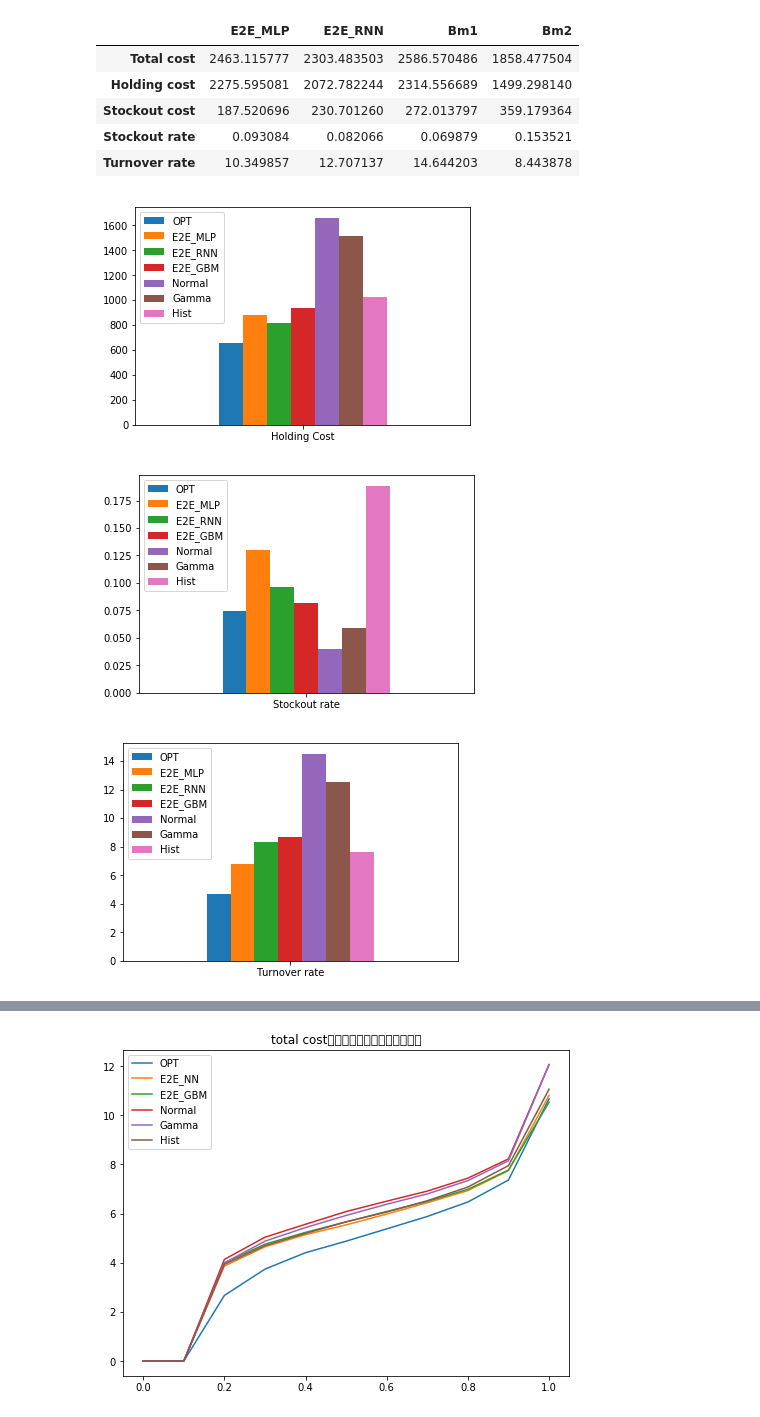
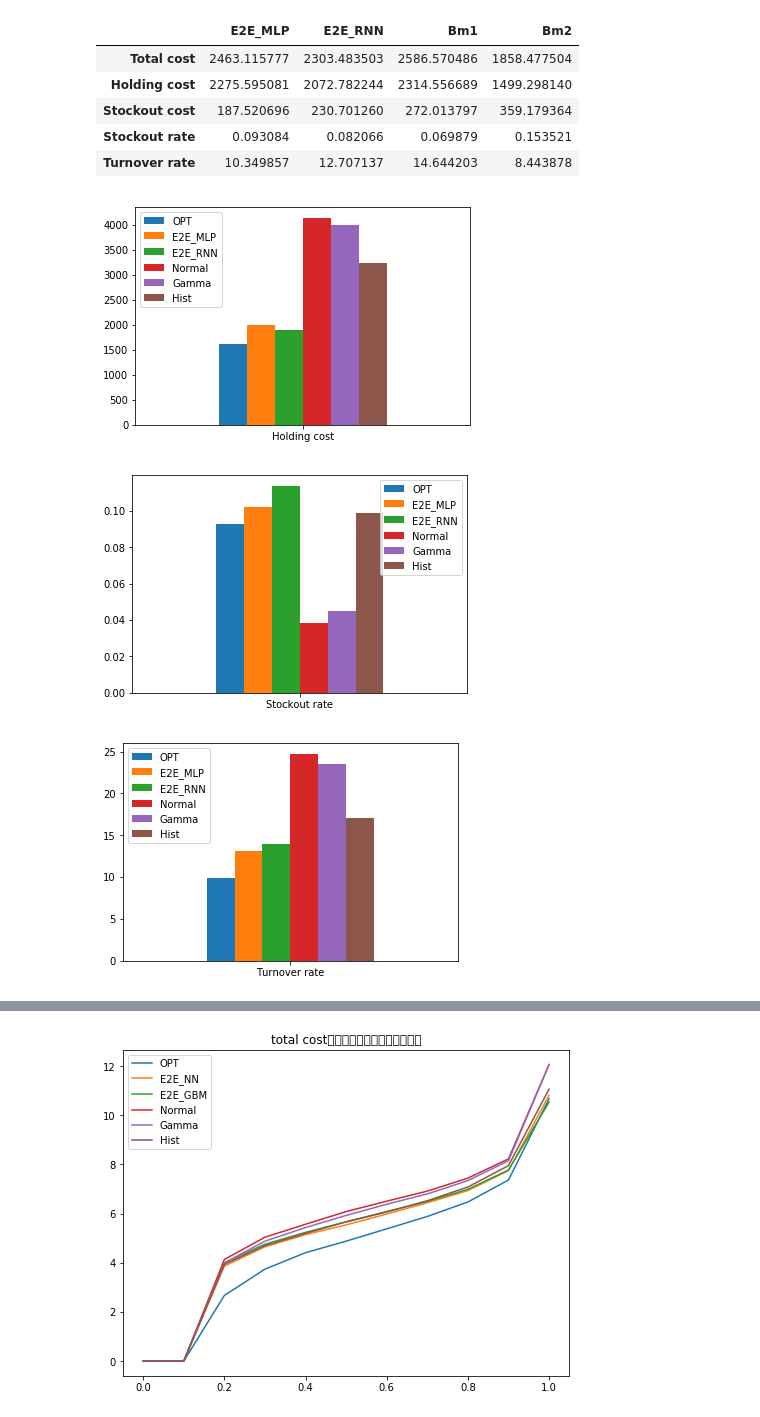
Before and after one commit to schemmy/e2e, a Jupyter notebook: construction/nn_v2.ipynb, the cells around one changed output, grey strips where cells are left out. Drawn from its saved outputs; the diff is of its cells as text; code cells hidden in the pictures.

```diff
--- a/construction/nn_v2.ipynb
+++ b/construction/nn_v2.ipynb
@@ -462,21 +491,21 @@ def get_inv(x, name):
             inv2.append(inv_)
     return [inv1, inv2]
 
-Z90 = 1.96
+Z90 = 1.64
 o4['OPT_inv_f'], o4['OPT_inv'] = zip(*o4.apply(lambda x: get_inv(x, 'target_decision'), axis=1))
 
 o4['EQ_pred'] = pd.read_csv('EQ_replen_with_IS.csv')
 o4['EQ_replen'] = (o4['EQ_pred'] - o4['initial_stock']).clip(0)
 o4['EQ_inv_f'], o4['EQ_inv'] = zip(*o4.apply(get_inv, name='EQ_replen', axis=1))
 
-o4['Normal_pred'] = o4.apply(lambda x: int(x['mean_112']*1.1*(x['review_period']+x['vendor_vlt_mean'])
+o4['Normal_pred'] = o4.apply(lambda x: int(x['mean_112']*(x['review_period']+x['vendor_vlt_mean'])
                                        +Z90*np.sqrt((x['review_period']+x['vendor_vlt_mean'])*x['std_140']**2
                                                     + x['std_140']**2 * x['vlt_std'])), axis=1)
 o4['Normal_replen'] = (o4['Normal_pred'] - o4['initial_stock']).clip(0)
 o4['Normal_inv_f'], o4['Normal_inv'] = zip(*o4.apply(get_inv, name='Normal_replen',  axis=1))
 
 def gamma_base(x):
-    mean = x['mean_112']*1.2
+    mean = x['mean_112']*1.1
     var = x['std_140']**2
     theta = var/(mean+1e-4)
     k = mean/(theta+1e-4)
@@ -519,7 +548,7 @@ o4['E2E_RNN_inv_f'], o4['E2E_RNN_inv'] = zip(*o4.apply(get_inv, name='E2E_RNN_re
 str_list = ['OPT',
 #             'E2E_NN',
             'E2E_MLP', 'E2E_RNN',
-            'E2E_GBM',
+#             'E2E_GBM',
             'Normal', 'Gamma', 'Hist']
 for str1 in str_list:
     str2 = str1 + '_inv'
@@ -744,17 +752,12 @@ df_cost_agg['Ave_sales']=df_holding_agg['Ave_sales']=df_back_agg['Ave_sales']=df
 df_cost_agg['Std_sales']=df_holding_agg['Std_sales']=df_back_agg['Std_sales']=df_stockout_agg['Std_sales']\
             =df_turnover_agg['Std_sales']=o4g['std_140'].apply(lambda x:x[0]).values
 # %%
-str_list = ['OPT',
-#             'E2E_NN',
-            'E2E_MLP', 'E2E_RNN',
-            'E2E_GBM',
-            'Normal', 'Gamma', 'Hist']
 o4g_ = o4g.reset_index(drop=True)
 for str1 in str_list:
     str2 = str1 + '_agginv'
     df_holding_agg[str1] = o4g_[str2].apply(lambda x: h * sum([inv for inv in x if inv>0]) )
     df_back_agg[str1] = o4g_[str2].apply(lambda x: b * (0 if  x==[] else max(0, -x[-1])))
-    df_stockout_agg[str1] = o4g_[str2].apply(lambda x: len([inv for inv in x if inv<0])/len(x) if len(x)>0 else 0 )
+    df_stockout_agg[str1] = o4g_[str2].apply(lambda x: len([inv for inv in x if inv<=0])/len(x) if len(x)>0 else 0 )
     df_turnover_agg[str1] = o4g_.apply(lambda x: np.mean([max(i,0) for i in x[str2]]) / x['mean_112'][0]
                                   if np.mean(x['mean_112'][0]) >0 else np.mean(x[str2]), axis=1).fillna(7)
     df_cost_agg[str1] = df_holding_agg[str1] + df_back_agg[str1]
@@ -768,7 +771,7 @@ df_aggcom = pd.DataFrame({'Total cost': df_cost_agg[str_list].mean(),
              'Holding cost': df_holding_agg[str_list].mean(),
              'Stockout cost': df_back_agg[str_list].mean(),
              'Stockout rate': df_stockout_agg[str_list].mean(),
-             'Turnover rate': df_turnover_agg[str_list].mean(),
+             'Turnover rate': df_turnover_agg[str_list].multiply(np.sqrt(df_turnover_agg['Ave_sales']), axis="index").mean()/2.2
              }).T
 df_aggcom
 # %% [output]
@@ -826,20 +843,20 @@ df2_aggcom
 | Stockout rate | 0.093084 | 0.082066 | 0.069879 | 0.153521 |
 | Turnover rate | 10.349857 | 12.707137 | 14.644203 | 8.443878 |
 # %%
-df_com.iloc[1:2,:].plot.bar(rot=0)
+df_aggcom.iloc[1:2,:].plot.bar(rot=0)
 plt.savefig('../figures/eps/exp1.eps', dpi=200)
 # %% [output]
-[figure, old version]
+[figure, new version]
 # %%
-df_com.iloc[3:4,:].plot.bar(rot=0)
+df_aggcom.iloc[3:4,:].plot.bar(rot=0)
 plt.savefig('../figures/eps/exp2.eps', dpi=200)
 # %% [output]
-[figure, old version]
+[figure, new version]
 # %%
-df_com.iloc[4:5,:].plot.bar(rot=0)
+df_aggcom.iloc[4:5,:].plot.bar(rot=0)
 plt.savefig('../figures/eps/exp3.eps', dpi=200)
 # %% [output]
-[figure, old version]
+[figure, new version]
 # %%
 tt = o4g.iloc[114,:]
 fig, ax1 = plt.subplots(figsize=(8, 6))
```
Also changed, not shown: parts of 23 cells of this notebook, 10 other files.
